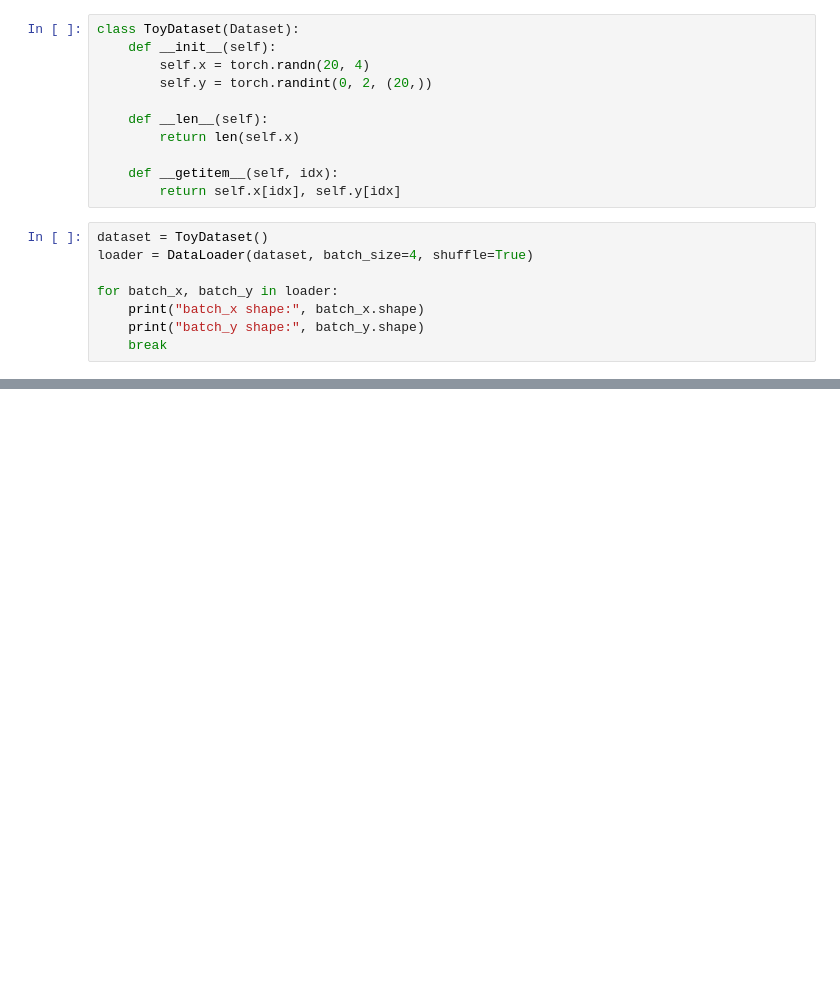
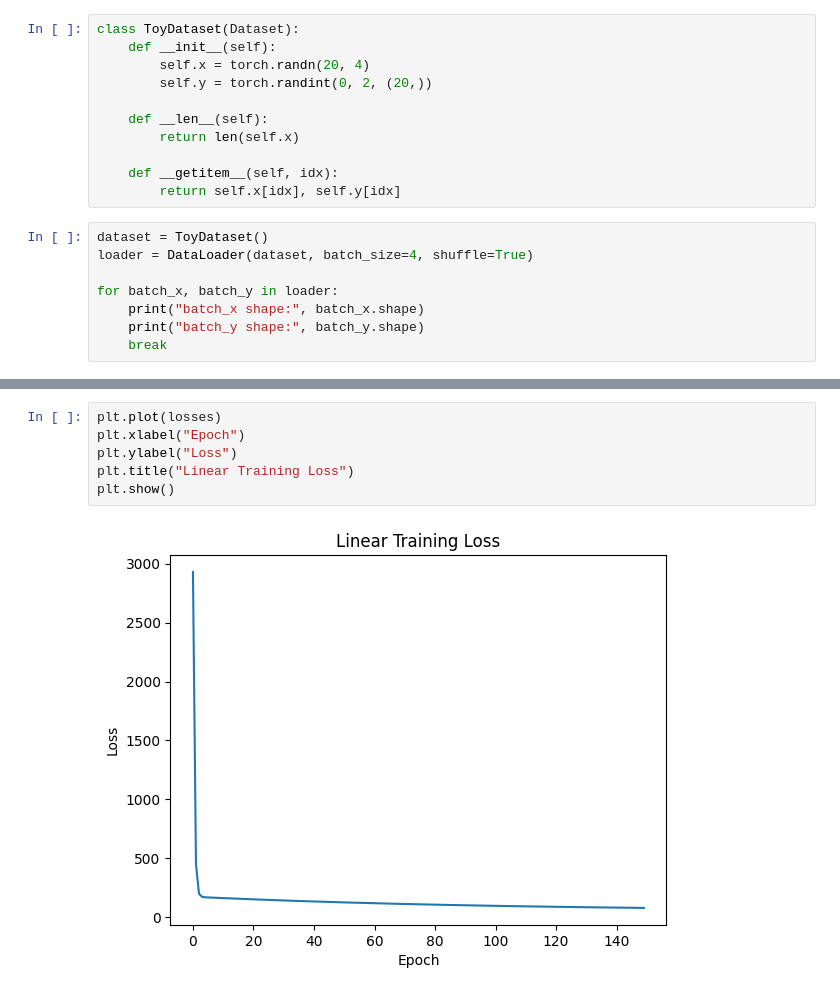
Before and after one commit to minhton211/cats-and-dogs-faces-ex, a Jupyter notebook: labs/lab3_basic_pytorch.ipynb, the cells around one changed output, grey strips where cells are left out. Saved outputs shown, nothing was run; the diff lists cells and outputs as text; blank space fills up the shorter version.

```diff
--- a/labs/lab3_basic_pytorch.ipynb
+++ b/labs/lab3_basic_pytorch.ipynb
@@ -256,0 +314,8 @@ for batch_x, batch_y in loader:
+# %%
+plt.plot(losses)
+plt.xlabel("Epoch")
+plt.ylabel("Loss")
+plt.title("Linear Training Loss")
+plt.show()
+# %% [output]
+[figure, added]
```
Also changed, not shown: parts of 26 cells of this notebook.
